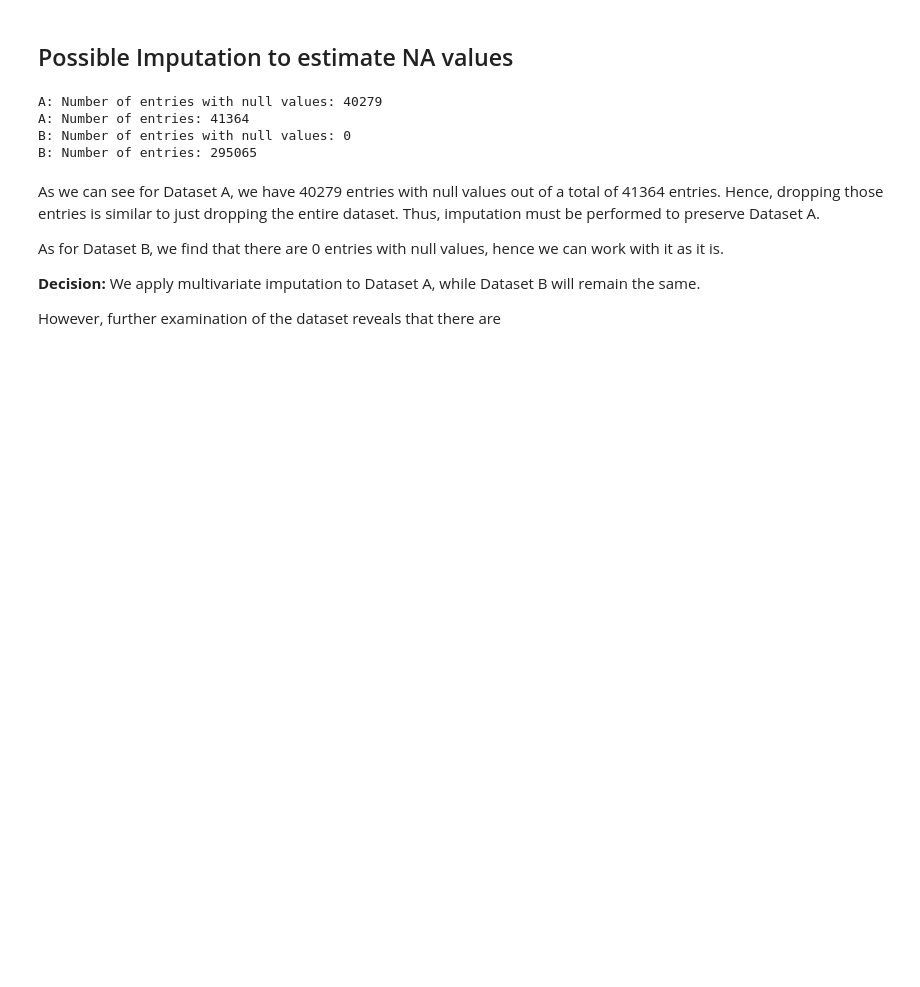
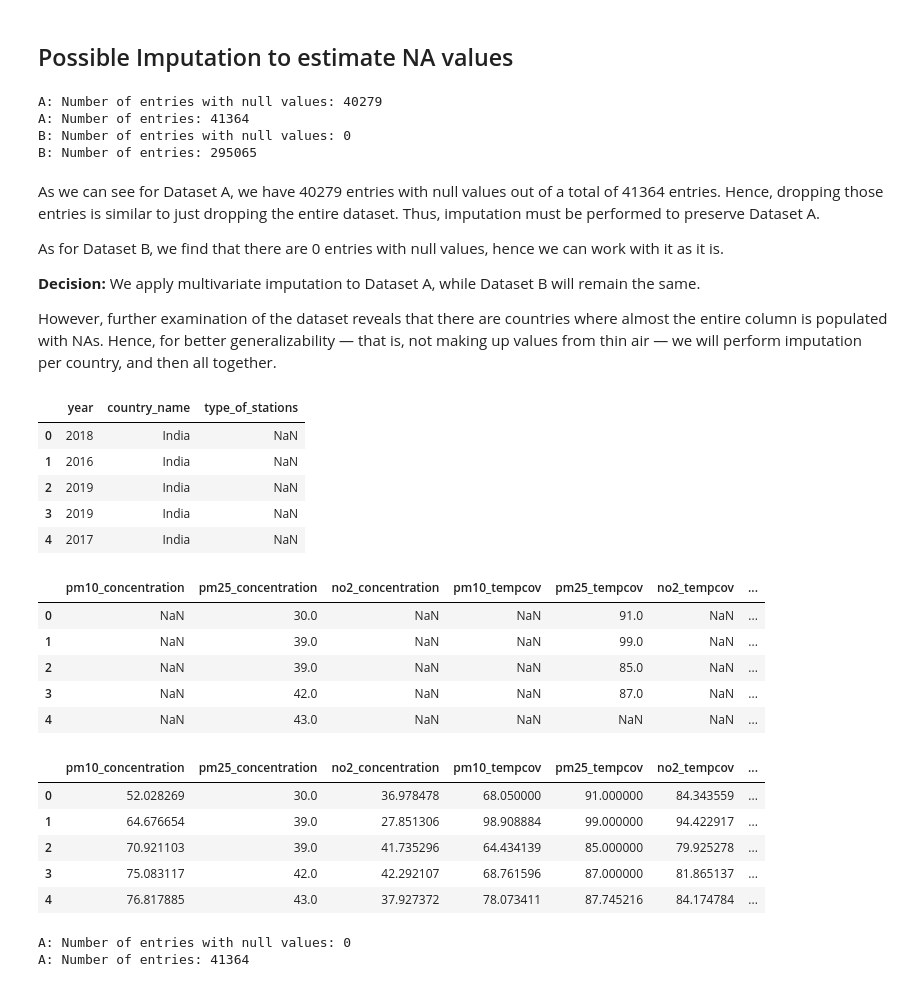
Before and after one commit to YSHebron/cs180-final-project, a Jupyter notebook: cs180-final-project.ipynb, the cells around one changed output. Drawn from its saved outputs; the diff is of its cells as text; code cells hidden in the pictures; blank space fills up the shorter version.

Commit message:
Added 'naive imputation'.fix by making it more reliable, perhaps by separating imputation by countries.

```diff
--- a/cs180-final-project.ipynb
+++ b/cs180-final-project.ipynb
@@ -211,25 +211,65 @@ As for Dataset B, we find that there are 0 entries with null values, hence we ca
 
 **Decision:** We apply multivariate imputation to Dataset A, while Dataset B will remain the same.
 
-However, further examination of the dataset reveals that there are
+However, further examination of the dataset reveals that there are countries where almost the entire column is populated with NAs. Hence, for better generalizability — that is, not making up values from thin air — we will perform imputation per country, and then all together.
 # %%
+# These imports are important, imputer relies on them.
+# TODO: Separate imputations by country for better accuracy.
+
 import numpy as np
 from sklearn import preprocessing
 
 from sklearn.impute import SimpleImputer
 
 from sklearn.experimental import enable_iterative_imputer   # Important!
 from sklearn.impute import IterativeImputer     # default imputer is BayesianRidge
 
 from sklearn.linear_model import BayesianRidge
 from sklearn.tree import DecisionTreeRegressor
 from sklearn.ensemble import ExtraTreesRegressor
 from sklearn.neighbors import KNeighborsRegressor
 
-# Subroutine: Dropping the "category" columns before imputation
-# dataA.drop(['Country', 'Status', 'Year'], axis=1, inplace=True)
-#
-# imp = IterativeImputer(max_iter=10, random_state=1)
-#
-# data[:] = imp.fit_transform(data)   # one-line fit and transform, plug into data
-# data.head() # verify that our data frame is still ok
+# Need to drop 'category' values before imputation [year, country_name, type_of_stations]
+# Reappend them afterwards
+dropped = dataA[['year','country_name', 'type_of_stations']].copy()
+dataA.drop(columns=['year','country_name', 'type_of_stations'], axis=1, inplace=True)
+
+dropped.head()
+dataA.head()
+
+# dataA ready to be imputed
+# Fine-tuning found max_iter=66 to be the lowest number
+# of iterations for imputation to successfully converge with the
+# given parameters
+imp = IterativeImputer(max_iter=66, random_state=1)     # TODO: Open for fine-tuning
+
+dataA[:] = imp.fit_transform(dataA)   # one-line fit and transform, plug into data
+dataA.head() # verify that our data frame is still ok and imputation is successful
+
+# Reappending removed columns back to A
+# %% [output]
+|  | year | country_name | type_of_stations |
+| 0 | 2018 | India | NaN |
+| 1 | 2016 | India | NaN |
+| 2 | 2019 | India | NaN |
+| 3 | 2019 | India | NaN |
+| 4 | 2017 | India | NaN |
+|  | pm10_concentration | pm25_concentration | no2_concentration | pm10_tempcov | pm25_tempcov | no2_tempcov | ... |
+| 0 | NaN | 30.0 | NaN | NaN | 91.0 | NaN | ... |
+| 1 | NaN | 39.0 | NaN | NaN | 99.0 | NaN | ... |
+| 2 | NaN | 39.0 | NaN | NaN | 85.0 | NaN | ... |
+| 3 | NaN | 42.0 | NaN | NaN | 87.0 | NaN | ... |
+| 4 | NaN | 43.0 | NaN | NaN | NaN | NaN | ... |
+|  | pm10_concentration | pm25_concentration | no2_concentration | pm10_tempcov | pm25_tempcov | no2_tempcov | ... |
+| 0 | 52.028269 | 30.0 | 36.978478 | 68.050000 | 91.000000 | 84.343559 | ... |
+| 1 | 64.676654 | 39.0 | 27.851306 | 98.908884 | 99.000000 | 94.422917 | ... |
+| 2 | 70.921103 | 39.0 | 41.735296 | 64.434139 | 85.000000 | 79.925278 | ... |
+| 3 | 75.083117 | 42.0 | 42.292107 | 68.761596 | 87.000000 | 81.865137 | ... |
+| 4 | 76.817885 | 43.0 | 37.927372 | 78.073411 | 87.745216 | 84.174784 | ... |
+# %%
+# Checking if there are still NAN values in dataset A
+print("A: Number of entries with null values:", dataA.isna().any(axis=1).sum())
+print("A: Number of entries:", dataA.shape[0])
+# %% [output]
+A: Number of entries with null values: 0
+A: Number of entries: 41364
```
